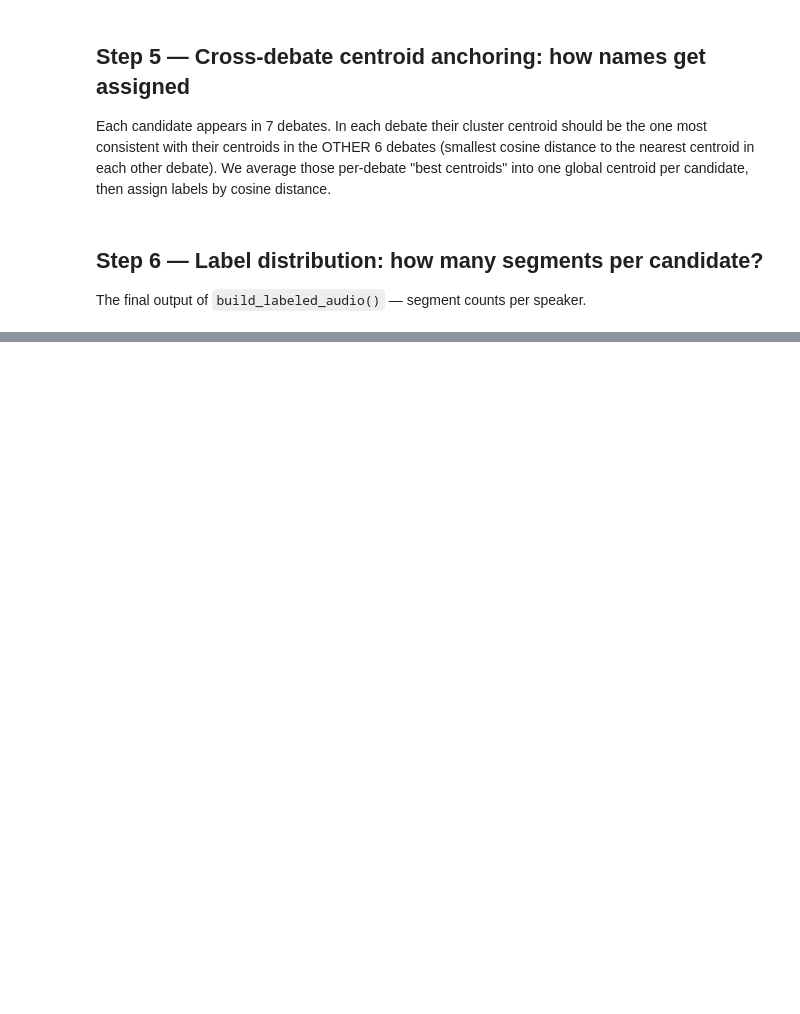
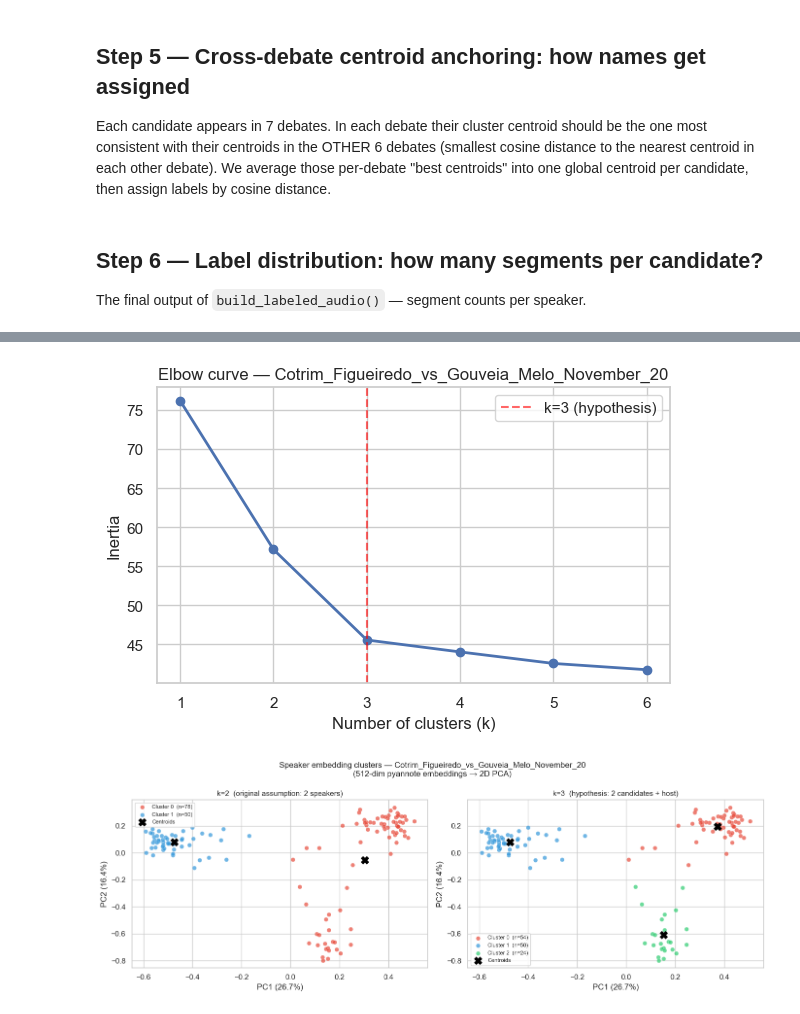
Before and after one commit to Dinisas/Big-Data, a Jupyter notebook: labeling_audio/audio_label.ipynb, the cells around one changed output, grey strips where cells are left out. Saved outputs shown, nothing was run; the diff lists cells and outputs as text; code cells hidden in the pictures; blank space fills up the shorter version.

```diff
--- a/labeling_audio/audio_label.ipynb
+++ b/labeling_audio/audio_label.ipynb
@@ -207,0 +224,54 @@ print(counts.to_string(index=False))
+# %%
+# First: single debate demonstration — Cotrim vs Gouveia Melo (128 segments, clear structure)
+DEMO_DEBATE = 'Cotrim_Figueiredo_vs_Gouveia_Melo_November_20'
+
+debate = data[data['video'] == DEMO_DEBATE].copy().reset_index(drop=True)
+E = np.stack(debate['speak_embeddings'].values)
+
+pca = PCA(n_components=2, random_state=42)
+E_2d = pca.fit_transform(E)
+var1 = pca.explained_variance_ratio_[0] * 100
+var2 = pca.explained_variance_ratio_[1] * 100
+
+ks = range(1, 7)
+inertias = [KMeans(n_clusters=k, random_state=42, n_init=10).fit(E).inertia_ for k in ks]
+
+fig, ax = plt.subplots(figsize=(6, 4))
+ax.plot(list(ks), inertias, marker='o', linewidth=2)
+ax.axvline(x=3, color='red', linestyle='--', alpha=0.6, label='k=3 (hypothesis)')
+ax.set_xlabel('Number of clusters (k)')
+ax.set_ylabel('Inertia')
+ax.set_title(f'Elbow curve — {DEMO_DEBATE}')
+ax.legend()
+plt.tight_layout()
+plt.show()
+
+fig, axes = plt.subplots(1, 2, figsize=(14, 5))
+colors = ['#e74c3c', '#3498db', '#2ecc71']
+
+for ax, k, title in zip(
+    axes, [2, 3],
+    ['k=2  (original assumption: 2 speakers)',
+     'k=3  (hypothesis: 2 candidates + host)']
+):
+    km = KMeans(n_clusters=k, random_state=42, n_init=10)
+    labels = km.fit_predict(E)
+    for i in range(k):
+        mask = labels == i
+        ax.scatter(E_2d[mask, 0], E_2d[mask, 1], c=colors[i],
+                   label=f'Cluster {i}  (n={mask.sum()})',
+                   alpha=0.7, s=40, edgecolors='white', linewidth=0.3)
+    centroids_2d = pca.transform(km.cluster_centers_)
+    ax.scatter(centroids_2d[:, 0], centroids_2d[:, 1],
+               c='black', marker='X', s=120, zorder=5, label='Centroids')
+    ax.set_title(title, fontsize=11)
+    ax.set_xlabel(f'PC1 ({var1:.1f}%)')
+    ax.set_ylabel(f'PC2 ({var2:.1f}%)')
+    ax.legend(fontsize=8)
+
+plt.suptitle(f'Speaker embedding clusters — {DEMO_DEBATE}\n(512-dim pyannote embeddings → 2D PCA)', fontsize=12)
+plt.tight_layout()
+plt.show()
+# %% [output]
+[figure, added]
+[figure, added]
```
Also changed, not shown: parts of 5 cells of this notebook, 2 other files.
